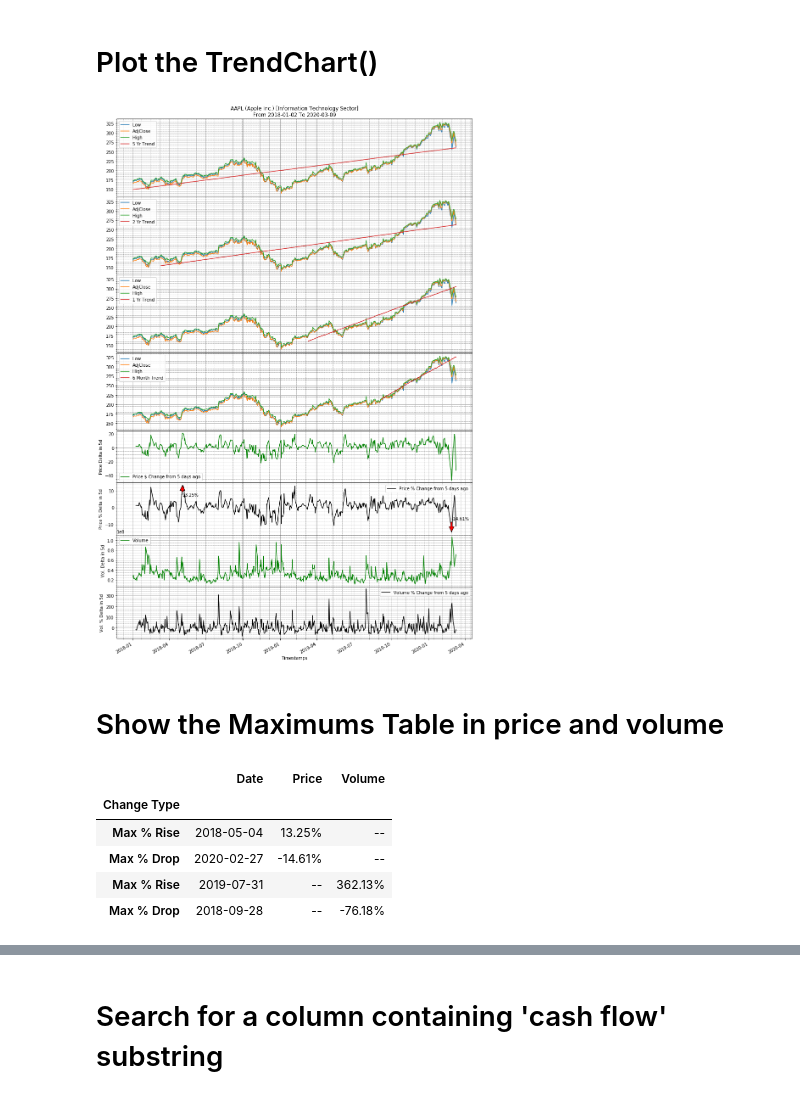
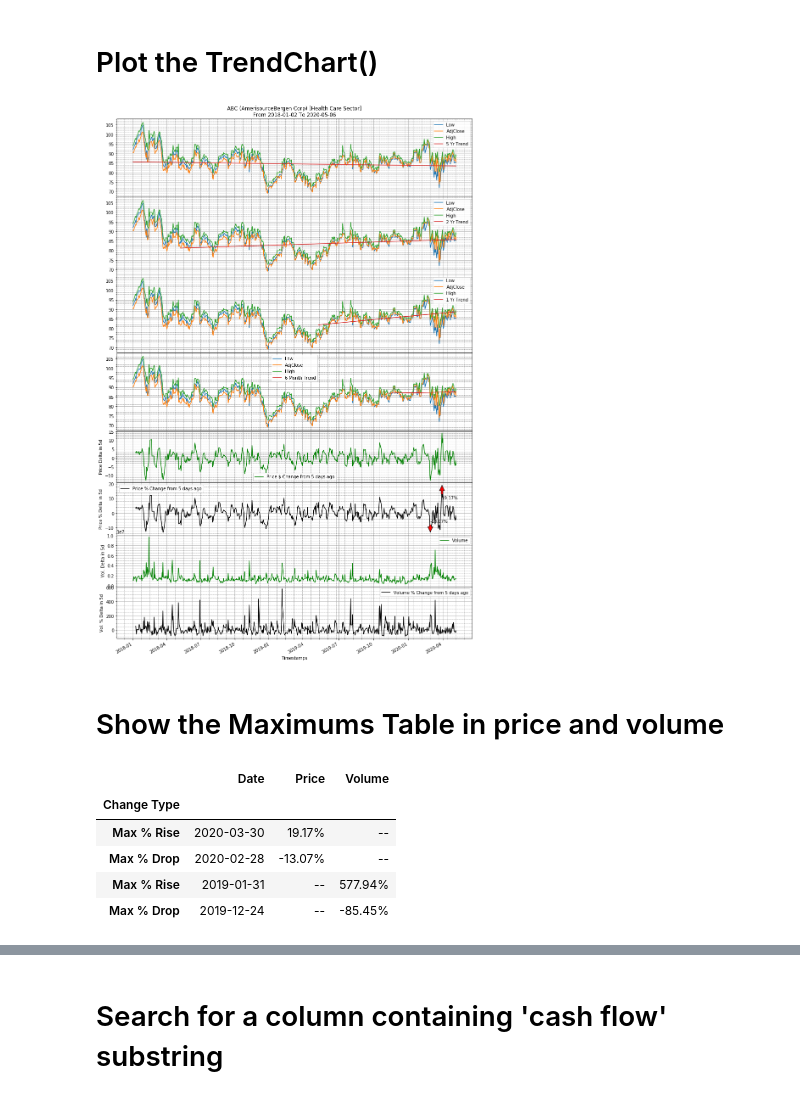
Before and after one commit to sabawi/getstockdata, a Jupyter notebook: test_data.ipynb, the cells around one changed output, grey strips where cells are left out. Drawn from its saved outputs; the diff is of its cells as text; code cells hidden in the pictures.

```diff
--- a/test_data.ipynb
+++ b/test_data.ipynb
@@ -23,6 +15,7 @@ import stockdatalib as sd
 # %%
 # Set the data directory and the stock name
 sd.set_data_directory('./data/')
+sd.set_stocks_list_filename('screener_results.csv')
 # %% [markdown]
 # Load Data and plot a stock
 # %%
@@ -31,5 +24,5 @@ stock_count, stock_fields, sp_df = sd.GetSP500_List()
 # %%
 # Set stock symbol
-mystock = 'jpm'
+mystock = 'abc'
 sd.set_stock(mystock)
 # %%
@@ -82,6 +76,6 @@ sd.quote('ibm')
 # %%
 # Plot another stock
-sd.set_stock('nvda')
+sd.set_stock('abc')
 price_df = sd.GetStockDataFrame(sd.get_stock())
 price_df_test = sd.DatesRange(price_df, '2019-04-01')
 sd.PlotBasicCharts(sd.get_stock(),price_df_test)
@@ -243,11 +240,11 @@ main_df['Net Income'].plot(figsize=(12,8), title = sd.get_stock().upper()).grid(
 # %% [markdown]
 # Plot the TrendChart()
 # %%
-price_df = sd.GetStockDataFrame('aapl')
+price_df = sd.GetStockDataFrame('abc')
 price_df = sd.DatesRange(price_df, '2018-01-01')
-price_data_df, maximums_table_df = sd.PlotTrends('aapl',price_df)
+price_data_df, maximums_table_df = sd.PlotTrends('abc',price_df)
 # %% [output]
-[figure, old version]
+[figure, new version]
 # %% [markdown]
 # Show the Maximums Table in price and volume
 # %%
@@ -255,9 +252,9 @@ maximums_table_df
 # %% [output]
 |  | Date | Price | Volume |
 | Change Type |  |  |  |
-| Max % Rise | 2018-05-04 | 13.25% | -- |
-| Max % Drop | 2020-02-27 | -14.61% | -- |
-| Max % Rise | 2019-07-31 | -- | 362.13% |
-| Max % Drop | 2018-09-28 | -- | -76.18% |
+| Max % Rise | 2020-03-30 | 19.17% | -- |
+| Max % Drop | 2020-02-28 | -13.07% | -- |
+| Max % Rise | 2019-01-31 | -- | 577.94% |
+| Max % Drop | 2019-12-24 | -- | -85.45% |
 # %%
 # Set the stock and get the prices dataframe
```
Also changed, not shown: parts of 35 cells of this notebook, 1 other file.
